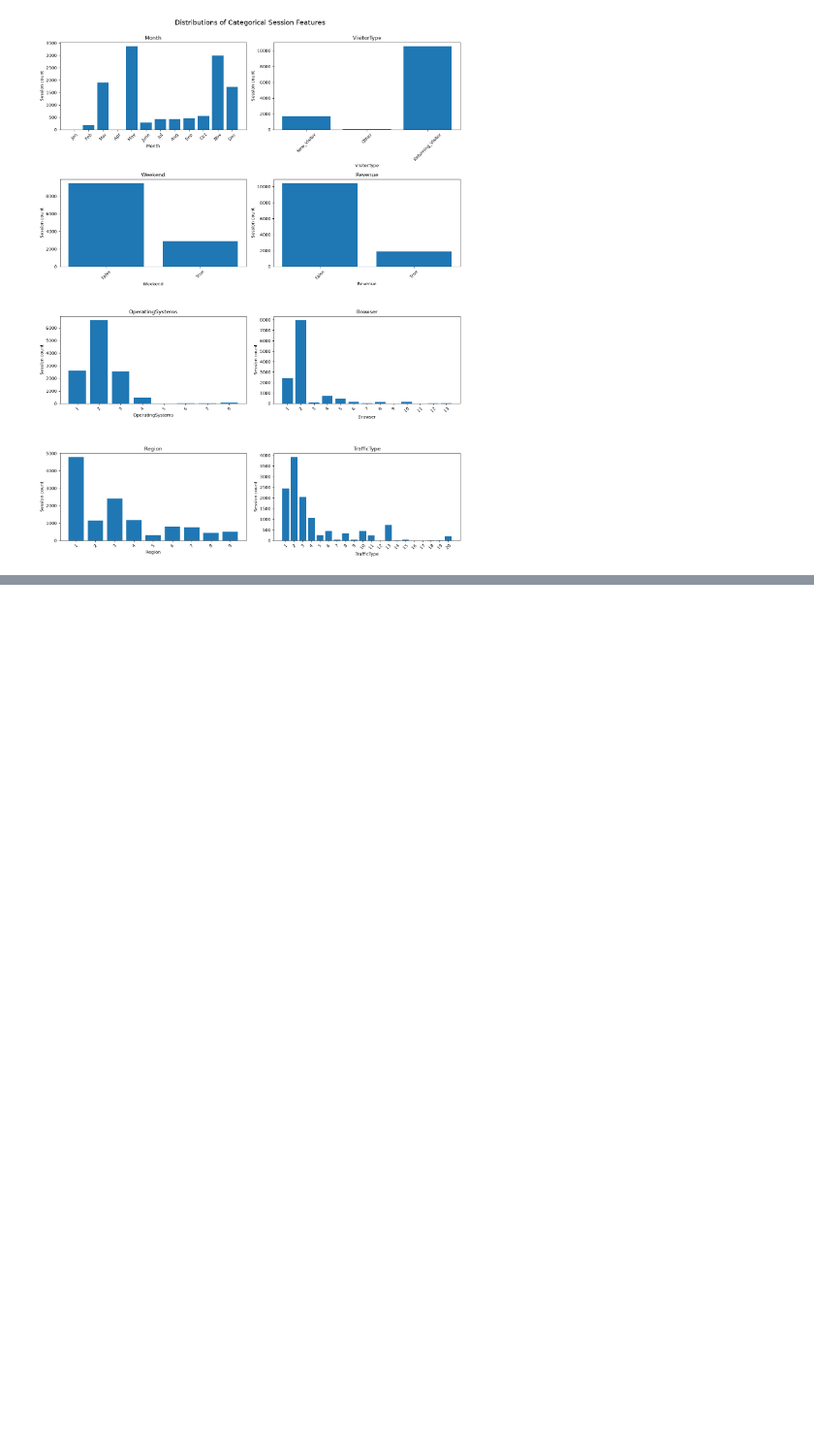
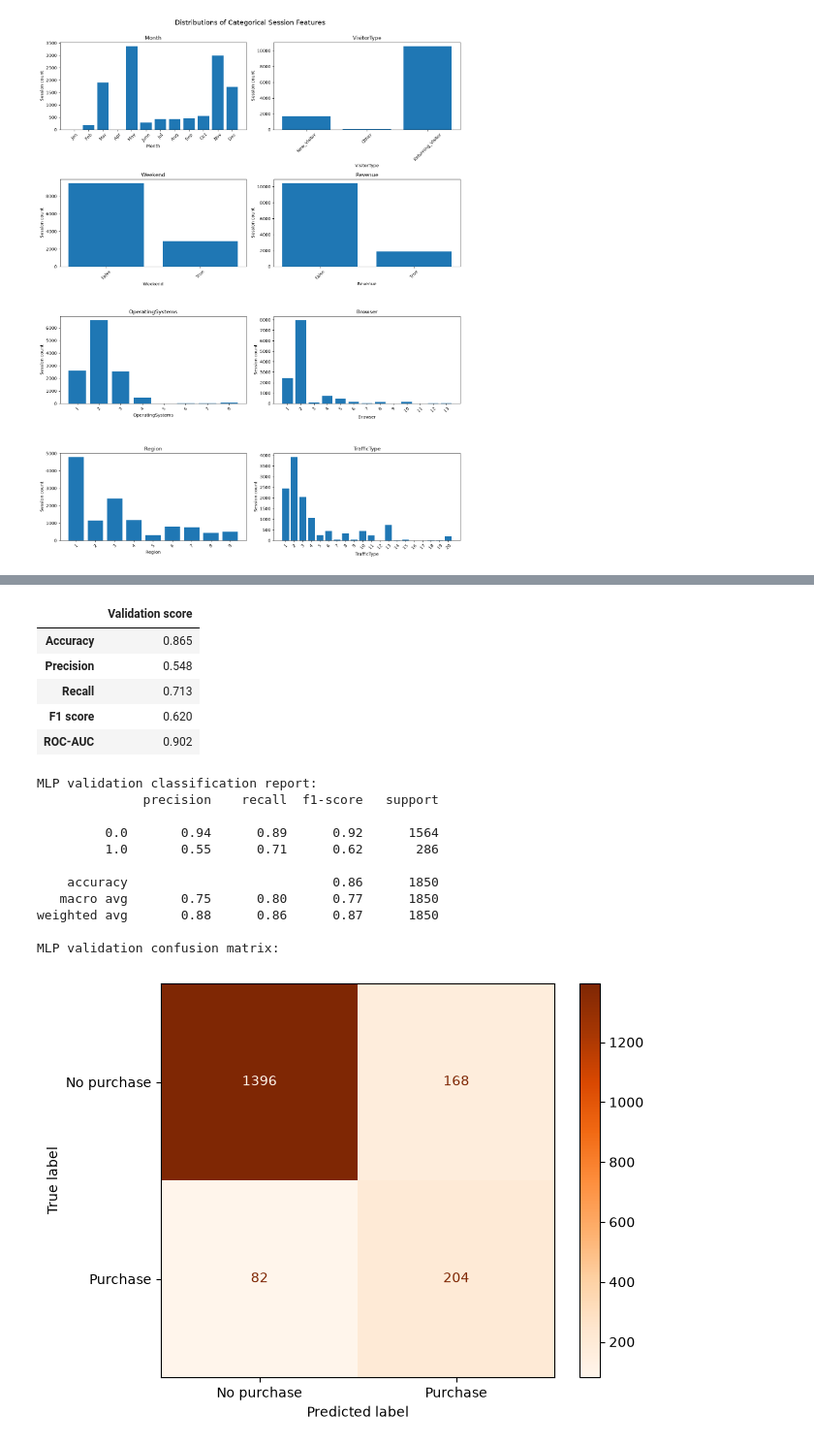
Before and after one commit to mincemeat7303/scaling-octo-happiness, a Jupyter notebook: ML_online_shopping-tendancy.ipynb, the cells around one changed output, grey strips where cells are left out. Shown at 97% size. Drawn from its saved outputs; the diff is of its cells as text; code cells hidden in the pictures; blank space fills up the shorter version.

```diff
--- a/ML_online_shopping-tendancy.ipynb
+++ b/ML_online_shopping-tendancy.ipynb
@@ -169,0 +496,75 @@ plt.show()
+# %%
+from sklearn.neural_network import MLPClassifier
+from sklearn.utils.class_weight import compute_sample_weight
+
+mlp_model = Pipeline(steps=[
+    ("preprocessor", preprocessor),
+    ("classifier", MLPClassifier(
+        hidden_layer_sizes=(64, 32),
+        max_iter=30,
+        early_stopping=True,
+        validation_fraction=0.1,
+        n_iter_no_change=20,
+        random_state=RANDOM_STATE,
+    )),
+])
+
+mlp_sample_weights = compute_sample_weight(class_weight="balanced", y=y_train)
+mlp_model.fit(
+    X_train,
+    y_train,
+    classifier__sample_weight=mlp_sample_weights,
+)
+
+y_val_mlp_pred = mlp_model.predict(X_val)
+mlp_positive_class_index = list(mlp_model.classes_).index(True)
+y_val_mlp_probability = mlp_model.predict_proba(X_val)[:, mlp_positive_class_index]
+
+mlp_validation_metrics = pd.Series({
+    "Accuracy": accuracy_score(y_val, y_val_mlp_pred),
+    "Precision": precision_score(
+        y_val, y_val_mlp_pred, pos_label=True, zero_division=0
+    ),
+    "Recall": recall_score(
+        y_val, y_val_mlp_pred, pos_label=True, zero_division=0
+    ),
+    "F1 score": f1_score(
+        y_val, y_val_mlp_pred, pos_label=True, zero_division=0
+    ),
+    "ROC-AUC": roc_auc_score(y_val, y_val_mlp_probability),
+}).round(3)
+display(mlp_validation_metrics.to_frame("Validation score"))
+
+print("MLP validation classification report:")
+print(classification_report(y_val, y_val_mlp_pred, zero_division=0))
+
+print("MLP validation confusion matrix:")
+ConfusionMatrixDisplay.from_predictions(
+    y_val,
+    y_val_mlp_pred,
+    labels=[False, True],
+    display_labels=["No purchase", "Purchase"],
+    cmap="Oranges",
+    values_format="d",
+)
+plt.tight_layout()
+plt.show()
+# %% [output]
+|  | Validation score |
+| Accuracy | 0.865 |
+| Precision | 0.548 |
+| Recall | 0.713 |
+| F1 score | 0.620 |
+| ROC-AUC | 0.902 |
+MLP validation classification report:
+              precision    recall  f1-score   support
+
+         0.0       0.94      0.89      0.92      1564
+         1.0       0.55      0.71      0.62       286
+
+    accuracy                           0.86      1850
+   macro avg       0.75      0.80      0.77      1850
+weighted avg       0.88      0.86      0.87      1850
+
+MLP validation confusion matrix:
+[figure, added]
```
Also changed, not shown: parts of 25 cells of this notebook, 1 other file.
